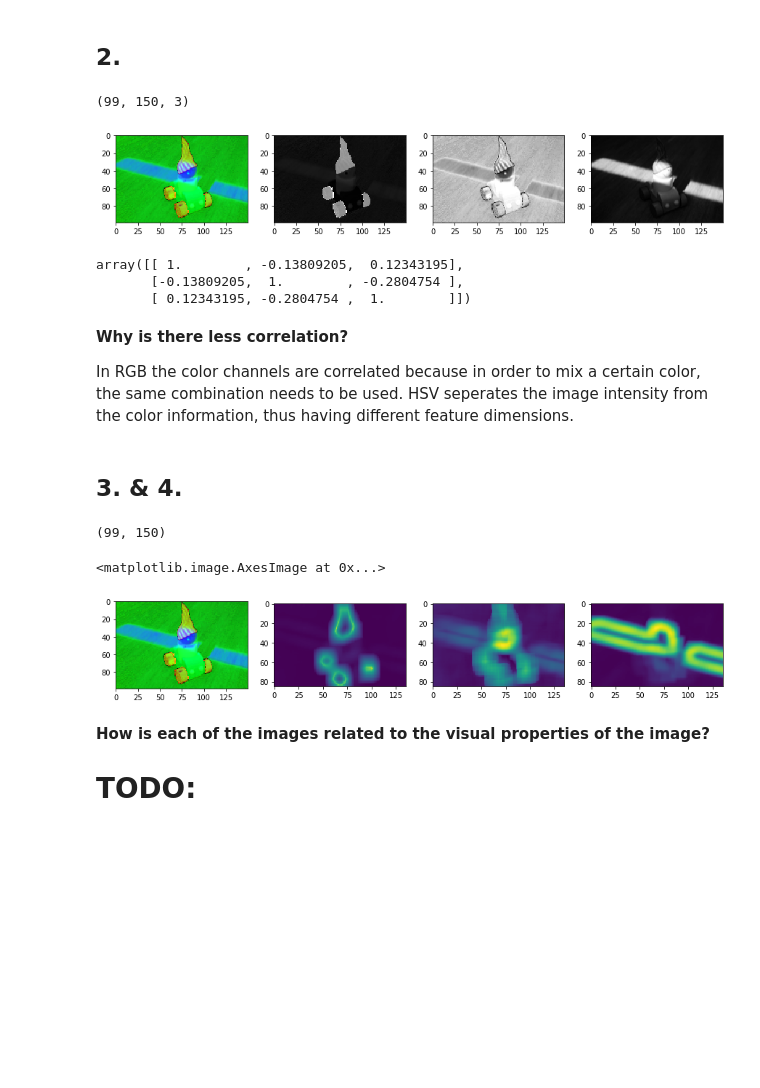
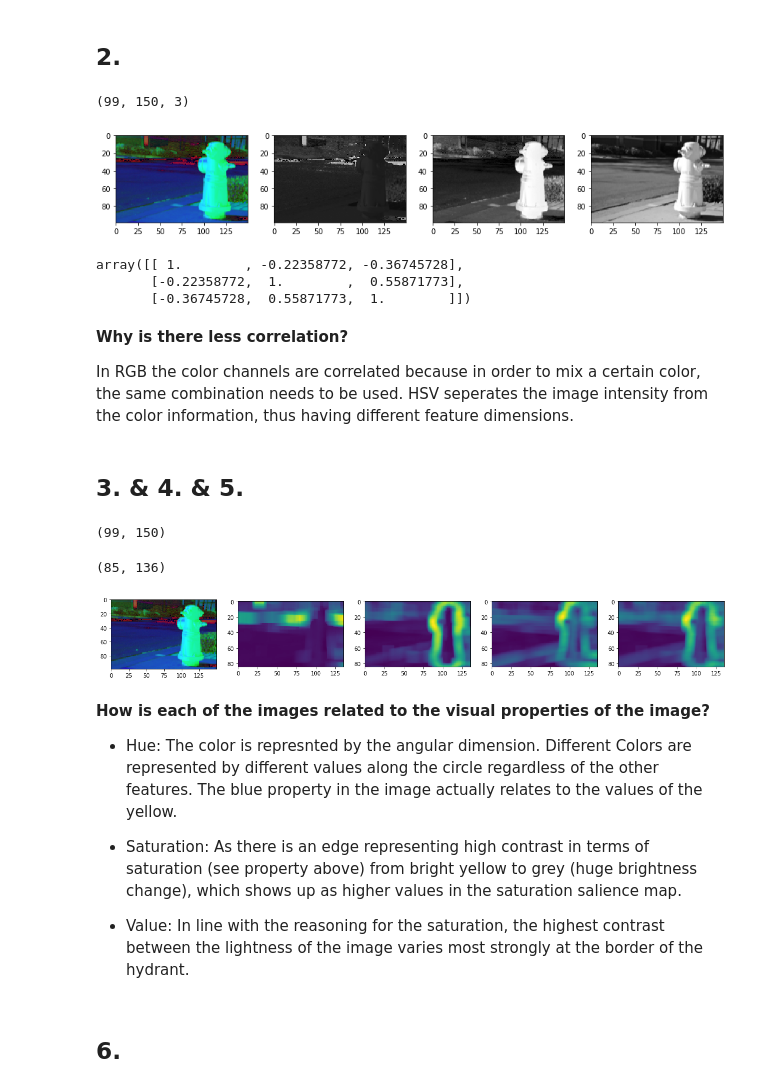
Before and after one commit to DorotheaMueller/mhbf, a Jupyter notebook: ex_4_budding_mueller.ipynb, the cells around one changed output. Saved outputs shown, nothing was run; the diff lists cells and outputs as text; code cells hidden in the pictures; blank space fills up the shorter version.

```diff
--- a/ex_4_budding_mueller.ipynb
+++ b/ex_4_budding_mueller.ipynb
@@ -13,7 +14,7 @@ import scipy.stats as scp
 # %% [markdown]
 ## 1.
 # %%
-img = imread('salience_03.png')
+img = imread('salience_02.png')
 plt.imshow(img)
 img.shape
 # %% [output]
@@ -56,7 +57,7 @@ print(img_hsv.shape)
 show_components(img_hsv)
 # %% [output]
 (99, 150, 3)
-[figure, old version]
+[figure, new version]
 # %%
 hue_comp = img_hsv[:, :, 0].flatten()
 saturation_comp = img_hsv[:, :, 1].flatten()
@@ -64,16 +65,16 @@ val_comp = img_hsv[:, :, 2].flatten()
 all_comp = np.vstack((hue_comp, saturation_comp, val_comp))
 np.corrcoef(all_comp)
 # %% [output]
-array([[ 1.        , -0.13809205,  0.12343195],
-       [-0.13809205,  1.        , -0.2804754 ],
-       [ 0.12343195, -0.2804754 ,  1.        ]])
+array([[ 1.        , -0.22358772, -0.36745728],
+       [-0.22358772,  1.        ,  0.55871773],
+       [-0.36745728,  0.55871773,  1.        ]])
 # %% [markdown]
 **Why is there less correlation?**
 
 In RGB the color channels are correlated because in order to mix a certain color, the same combination needs to be used.
 HSV seperates the image intensity from the color information, thus having different feature dimensions.
 # %% [markdown]
-## 3.  & 4.
+## 3.  & 4. & 5.
 # %%
 def x_in_border(img, x, x_half):
     return np.all(x + x_half + 1 < img.shape[1] and x - x_half > 0)
@@ -137,17 +138,28 @@ patch_size = 15
 sal_map_hue = calc_sal_map(hue_comp, patch_size, True)
 sal_map_saturation = calc_sal_map(saturation_comp, patch_size)
 sal_map_val = calc_sal_map(val_comp, patch_size)
+# %%
+sal_map = sal_map_hue + sal_map_saturation + sal_map_val
+sal_map.shape
+# %% [output]
+(85, 136)
 # %%
-fig, axs = plt.subplots(1, 4, figsize = (15, 10))
+fig, axs = plt.subplots(1, 5, figsize = (20, 10))
 
 axs[0].imshow(img_hsv)
 axs[1].imshow(sal_map_hue)
 axs[2].imshow(sal_map_saturation)
 axs[3].imshow(sal_map_val)
+axs[4].imshow(sal_map);
 # %% [output]
-<matplotlib.image.AxesImage at 0x...>
-[figure, old version]
+[figure, new version]
-# %% [markdown]
-**How is each of the images related to the visual properties of the image?**
-
-# TODO:
+# %% [markdown]
+**How is each of the images related to the visual properties of the image?**
+
+- Hue: The color is represnted by the angular dimension. Different Colors are represented by different values along the circle regardless of the other features. The blue property in the image actually relates to the values of the yellow.
+
+- Saturation: As there is an edge representing high contrast in terms of saturation (see property above) from bright yellow to grey (huge brightness change), which shows up as higher values in the saturation salience map.
+
+- Value: In line with the reasoning for the saturation, the highest contrast between the lightness of the image varies most strongly at the border of the hydrant.
+# %% [markdown]
+## 6.
```
Also changed, not shown: parts of 8 cells of this notebook.
